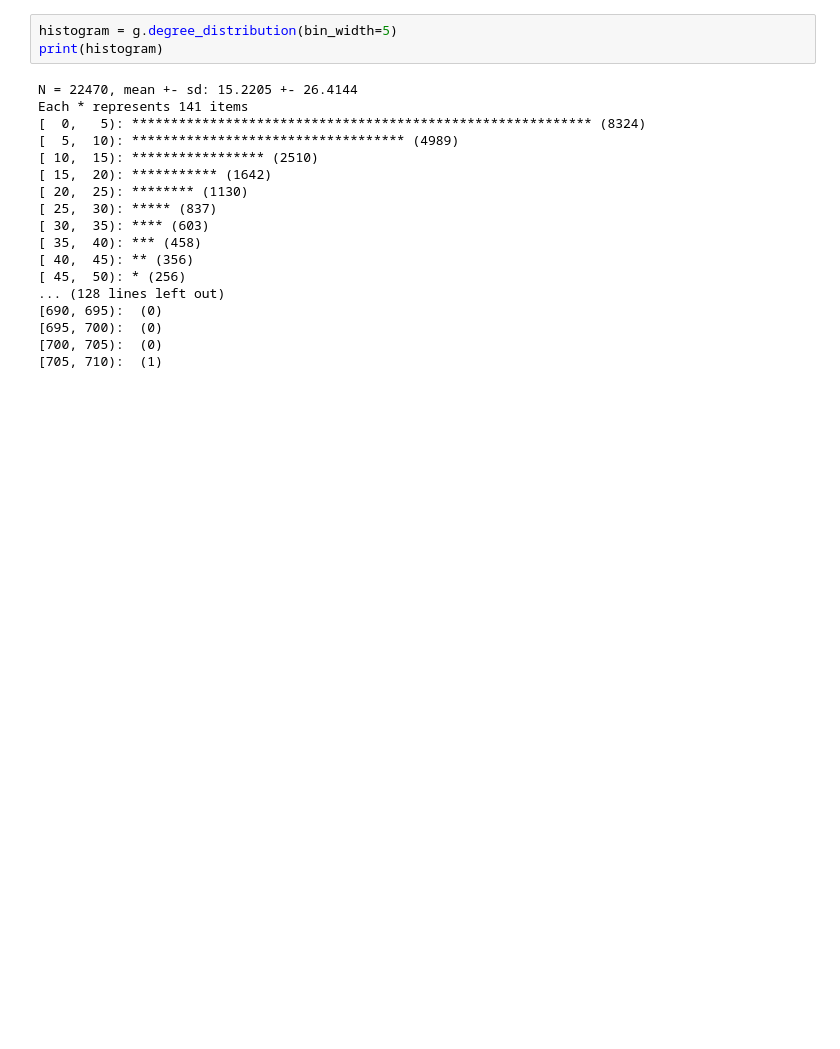
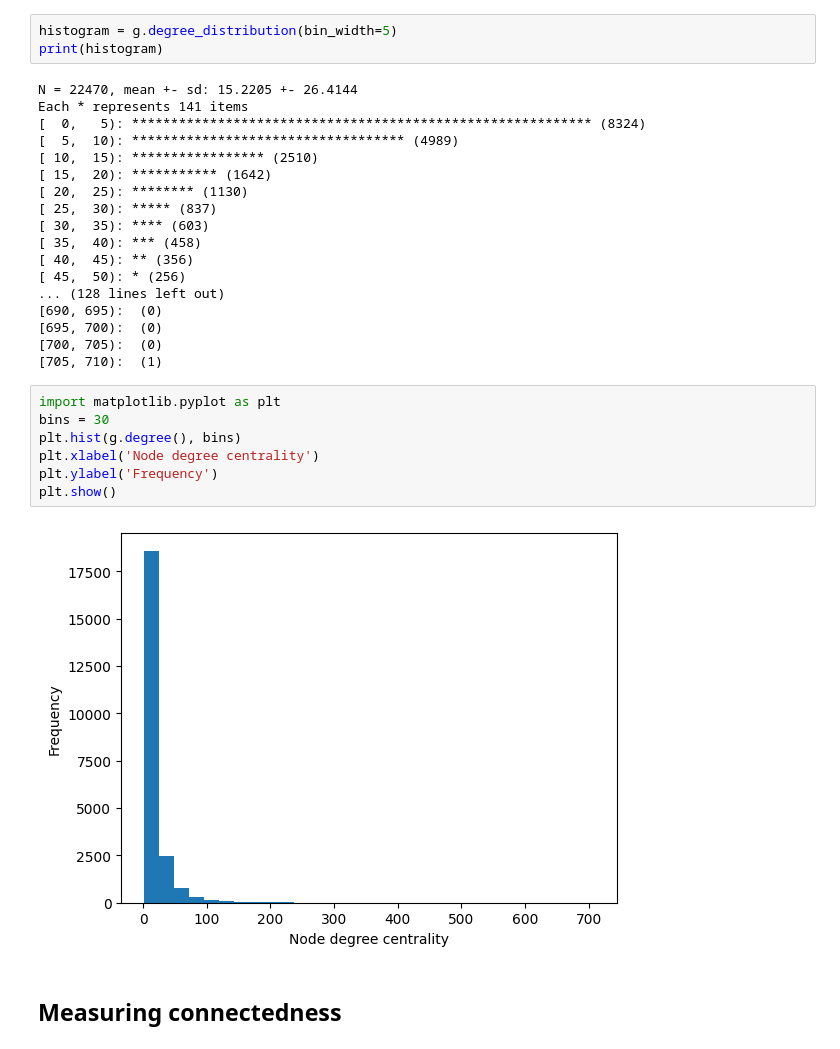
Before and after one commit to cloudzq/Graph-Data-Modeling-in-Python, a Jupyter notebook: CH02/02.2_TV_show_use_case.ipynb, the cells around one changed output. Cells and saved outputs as stored; diff of their text form; blank space fills up the shorter version.

```diff
--- a/CH02/02.2_TV_show_use_case.ipynb
+++ b/CH02/02.2_TV_show_use_case.ipynb
@@ -39,3 +40,14 @@ Each * represents 141 items
 [695, 700):  (0)
 [700, 705):  (0)
 [705, 710):  (1)
+# %%
+import matplotlib.pyplot as plt
+bins = 30
+plt.hist(g.degree(), bins)
+plt.xlabel('Node degree centrality')
+plt.ylabel('Frequency')
+plt.show()
+# %% [output]
+[figure, added]
+# %% [markdown]
+## Measuring connectedness
```
Also changed, not shown: parts of 19 cells of this notebook.
